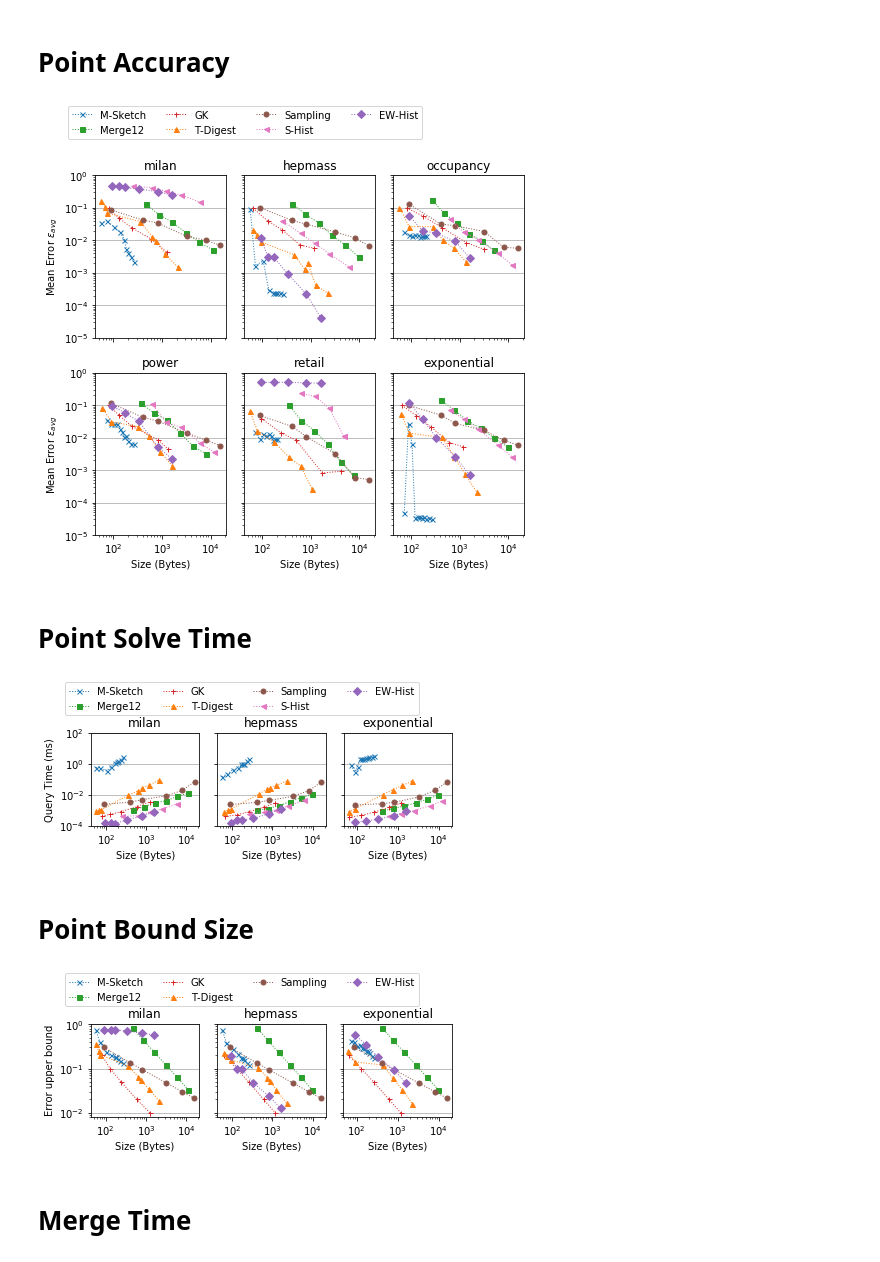
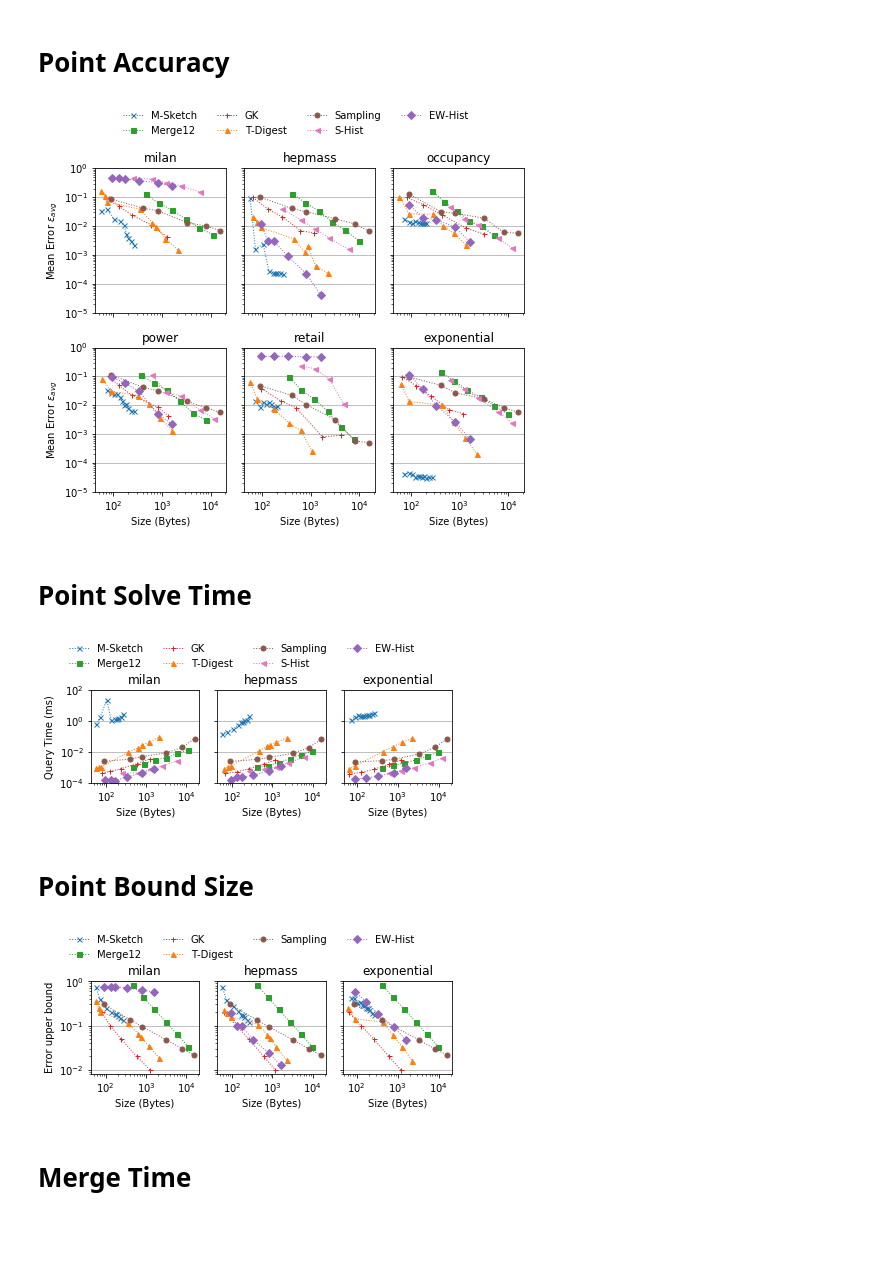
Before and after one commit to stanford-futuredata/msketch, a Jupyter notebook: analysis/Perf Micro Plots.ipynb, the cells around one changed output. Drawn from its saved outputs; the diff is of its cells as text; code cells hidden in the pictures; blank space fills up the shorter version.

```diff
--- a/analysis/Perf Micro Plots.ipynb
+++ b/analysis/Perf Micro Plots.ipynb
@@ -265,8 +265,9 @@ for di in range(len(h_datasets)):
         names.append(alg_display_name[cursketch])
     ys = np.array(ys)
     bar_plot(ax, ys, log=True, label=True)
-    ax.set_xticklabels(names, rotation=-65)
-    ax.set_ylabel("Query Time (ms)")
+    ax.set_xticklabels(names, rotation=-55)
+    if di == 0:
+        ax.set_ylabel("Query Time (ms)")
     ax.yaxis.grid(True)
     ax.set_ylim(1, 10000)
     ax.set_title("{} ({} cells)".format(dname, human_format(dfg2.loc[curkey]["n"])))
@@ -291,7 +292,7 @@ for di in range(len(h_datasets)):
         names.append(alg_display_name[cursketch])
     ys = np.array(ys)
     bar_plot(ax, ys, log=True, label=True)
-    ax.set_xticklabels(names, rotation=-65)
+    ax.set_xticklabels(names, rotation=-55)
     if di == 0:
         ax.set_ylabel("Merge Time (ms)")
     ax.set_ylim(1e-5, 2e-2)
@@ -461,7 +462,7 @@ debug=False
 if not debug:
     c_datasets = p_datasets
     n_plots = len(c_datasets)
-    cfigsize = (7,6)
+    cfigsize = (7,5.5)
     n_rows = 2
 else:
     n_plots = 6
@@ -476,35 +477,36 @@ for di in range(len(c_datasets)):
     labels = []
     for alg in sketches:
         c_df = df[df["sketch"] == alg]
         l, = ax.loglog(
             c_df["space"],
             c_df["error"],
             label=alg_display_name[alg],
             marker=markers[alg],
             color=colormap[alg],
             markersize=5,
             ls="dotted",
             lw=1
         )
         lines.append(l)
         labels.append(alg_display_name[alg])
 
     ax.set_title(dname)
     if di > 2:
         ax.set_xlabel("Size (Bytes)")
     ax.yaxis.grid(True)
     ax.set_ylim(1e-5, 1)
     if di%3 == 0:
         ax.set_ylabel("Mean Error $\epsilon_{avg}$")
 
 lgd = f.legend(
     lines, labels,
-    bbox_to_anchor=(0.05, 1., 1., .102), ncol=4, loc=2
+    bbox_to_anchor=(0.15, 0.99, 1., .102), ncol=4, loc=2,
+    frameon=False
 )
 f.tight_layout()
 f.savefig("point_accuracy_big.pdf", bbox_extra_artists=(lgd,), bbox_inches='tight')
 # %% [output]
-[figure, old version]
+[figure, new version]
 # %% [markdown]
 # Point Solve Time
 # %%
@@ -549,12 +551,13 @@ for di in range(len(c_datasets)):
 
 lgd = f.legend(
     lines, labels,
-    bbox_to_anchor=(0.05, 1.05, 1., .102), ncol=4, loc=2
+    bbox_to_anchor=(0.05, 1.05, 1., .102), ncol=4, loc=2,
+    frameon=False
 )
 f.tight_layout()
 f.savefig("point_solve.pdf", bbox_extra_artists=(lgd,), bbox_inches='tight')
 # %% [output]
-[figure, old version]
+[figure, new version]
 # %% [markdown]
 # Point Bound Size
 # %%
@@ -603,12 +606,13 @@ for di in range(len(c_datasets)):
 
 lgd = f.legend(
     lines, labels,
-    bbox_to_anchor=(0.05, 1.05, 1., .102), ncol=4, loc=2
+    bbox_to_anchor=(0.05, 1.05, 1., .102), ncol=4, loc=2,
+    frameon=False
 )
 f.tight_layout()
 f.savefig("point_bound.pdf", bbox_extra_artists=(lgd,), bbox_inches='tight')
 # %% [output]
-[figure, old version]
+[figure, new version]
 # %% [markdown]
 # Merge Time
 # %%
```
Also changed, not shown: parts of 4 cells of this notebook, 5 other files.
